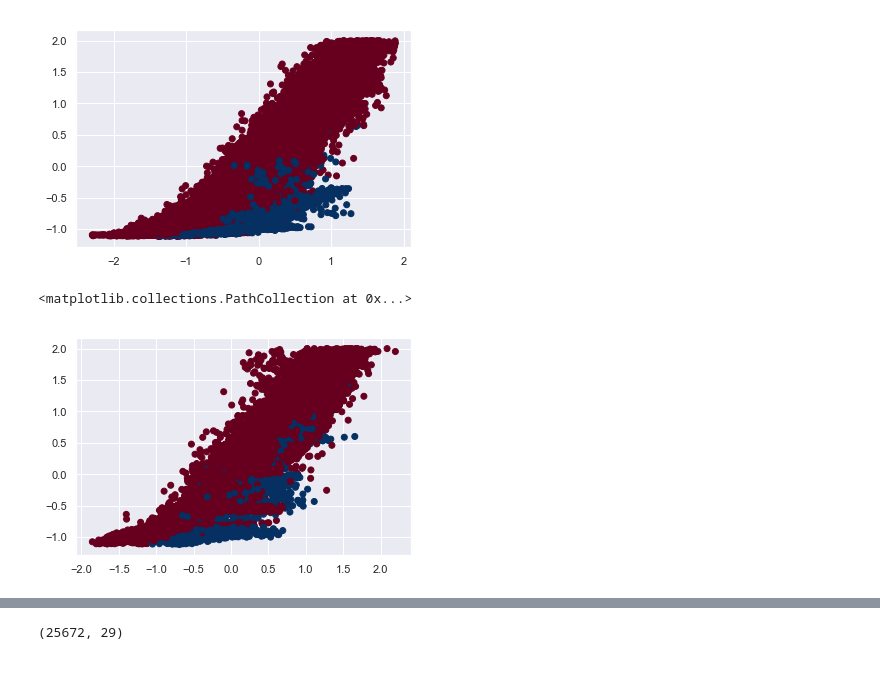
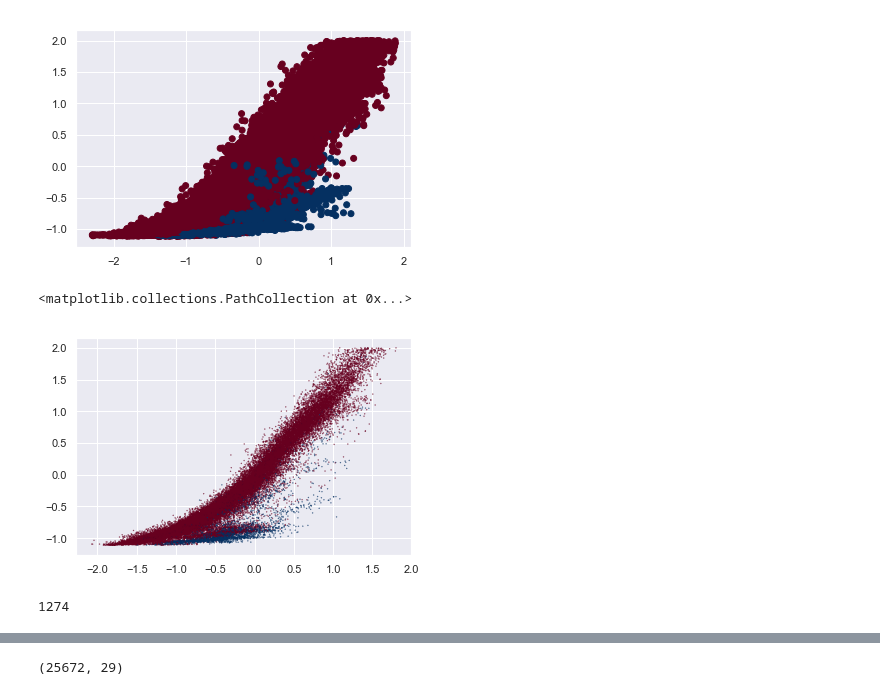
Before and after one commit to XinArkh/Industrial_BigData_Competition_2017, a Jupyter notebook: Script.ipynb, the cells around one changed output, grey strips where cells are left out. Cells and saved outputs as stored; diff of their text form; code cells hidden in the pictures.

```diff
--- a/Script.ipynb
+++ b/Script.ipynb
@@ -288,8 +288,12 @@ plt.scatter(data['wind_speed'], data['power'], c=data['frozen'], cmap='RdBu')
 <matplotlib.collections.PathCollection at 0x...>
 [figure]
 # %%
-data = pd.read_csv('processed/21_avg10_lowPower_data.csv')
-plt.scatter(data['wind_speed'], data['power'], c=data['frozen'], cmap='RdBu')
+data = pd.read_csv('processed/15_avg1_lowPower_data.csv')
+plt.scatter(data['wind_speed'], data['power'], c=data['frozen'], s=0.1, cmap='RdBu')
 # %% [output]
 <matplotlib.collections.PathCollection at 0x...>
-[figure, old version]
+[figure, new version]
+# %%
+len(data[data['frozen']==1])
+# %% [output]
+1274
```
Also changed, not shown: parts of 1 cell of this notebook, 6 other files.
